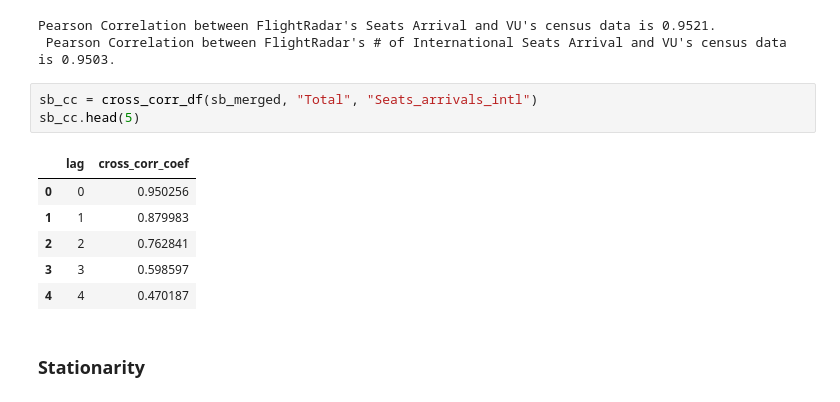
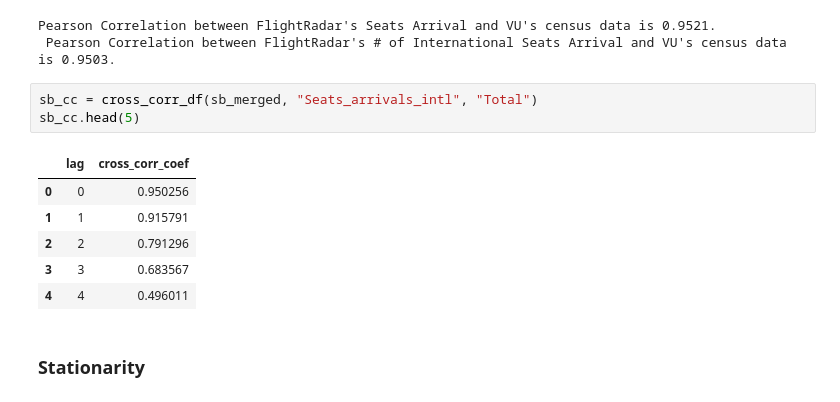
Before and after one commit to worldbank/pacific-observatory, a Jupyter notebook: scripts/notebooks/EDA-Solomon.ipynb, the cells around one changed output. Cells and saved outputs as stored; diff of their text form.

```diff
--- a/scripts/notebooks/EDA-Solomon.ipynb
+++ b/scripts/notebooks/EDA-Solomon.ipynb
@@ -165,15 +172,15 @@ print(f"Pearson Correlation between FlightRadar's Seats Arrival and VU's census
 Pearson Correlation between FlightRadar's Seats Arrival and VU's census data is 0.9521.
  Pearson Correlation between FlightRadar's # of International Seats Arrival and VU's census data is 0.9503.
 # %%
-sb_cc = cross_corr_df(sb_merged, "Total", "Seats_arrivals_intl")
+sb_cc = cross_corr_df(sb_merged, "Seats_arrivals_intl", "Total")
 sb_cc.head(5)
 # %% [output]
 |  | lag | cross_corr_coef |
 | 0 | 0 | 0.950256 |
-| 1 | 1 | 0.879983 |
-| 2 | 2 | 0.762841 |
-| 3 | 3 | 0.598597 |
-| 4 | 4 | 0.470187 |
+| 1 | 1 | 0.915791 |
+| 2 | 2 | 0.791296 |
+| 3 | 3 | 0.683567 |
+| 4 | 4 | 0.496011 |
 # %% [markdown]
 ### Stationarity
 # %%
```
Also changed, not shown: parts of 1 cell of this notebook, 7 other files.
